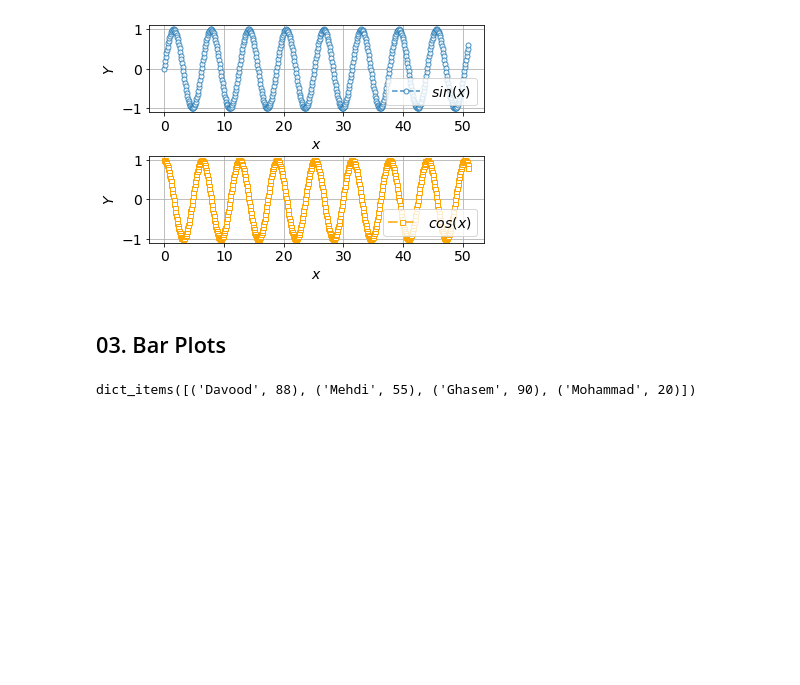
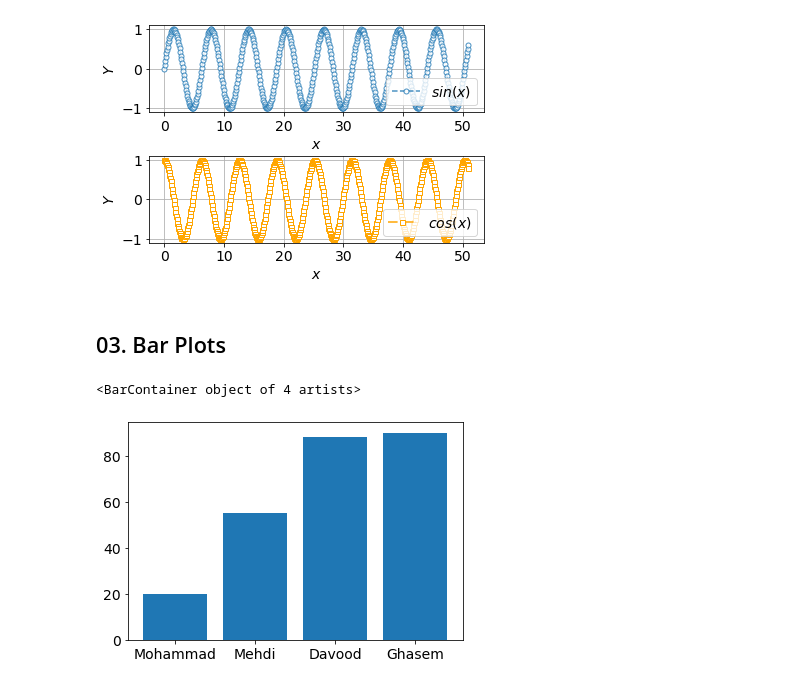
Before and after one commit to DavoodSZ1993/Python_Tutorial, a Jupyter notebook: 1_matplotlib_plots.ipynb, the cells around one changed output. Saved outputs shown, nothing was run; the diff lists cells and outputs as text; code cells hidden in the pictures; blank space fills up the shorter version.

```diff
--- a/1_matplotlib_plots.ipynb
+++ b/1_matplotlib_plots.ipynb
@@ -71,6 +71,10 @@ plt.subplots_adjust(hspace=0.5)
 # %%
 scores = {'Davood': 88, 'Mehdi': 55, 'Ghasem': 90, 'Mohammad':20}
 
-scores.items()
+sorted_scores = sorted(scores.items(),key=lambda item: item[1])
+x, y = zip(*sorted_scores)
+
+plt.bar(x,y)
 # %% [output]
-dict_items([('Davood', 88), ('Mehdi', 55), ('Ghasem', 90), ('Mohammad', 20)])
+<BarContainer object of 4 artists>
+[figure, added]
```
Also changed, not shown: parts of 2 cells of this notebook.
